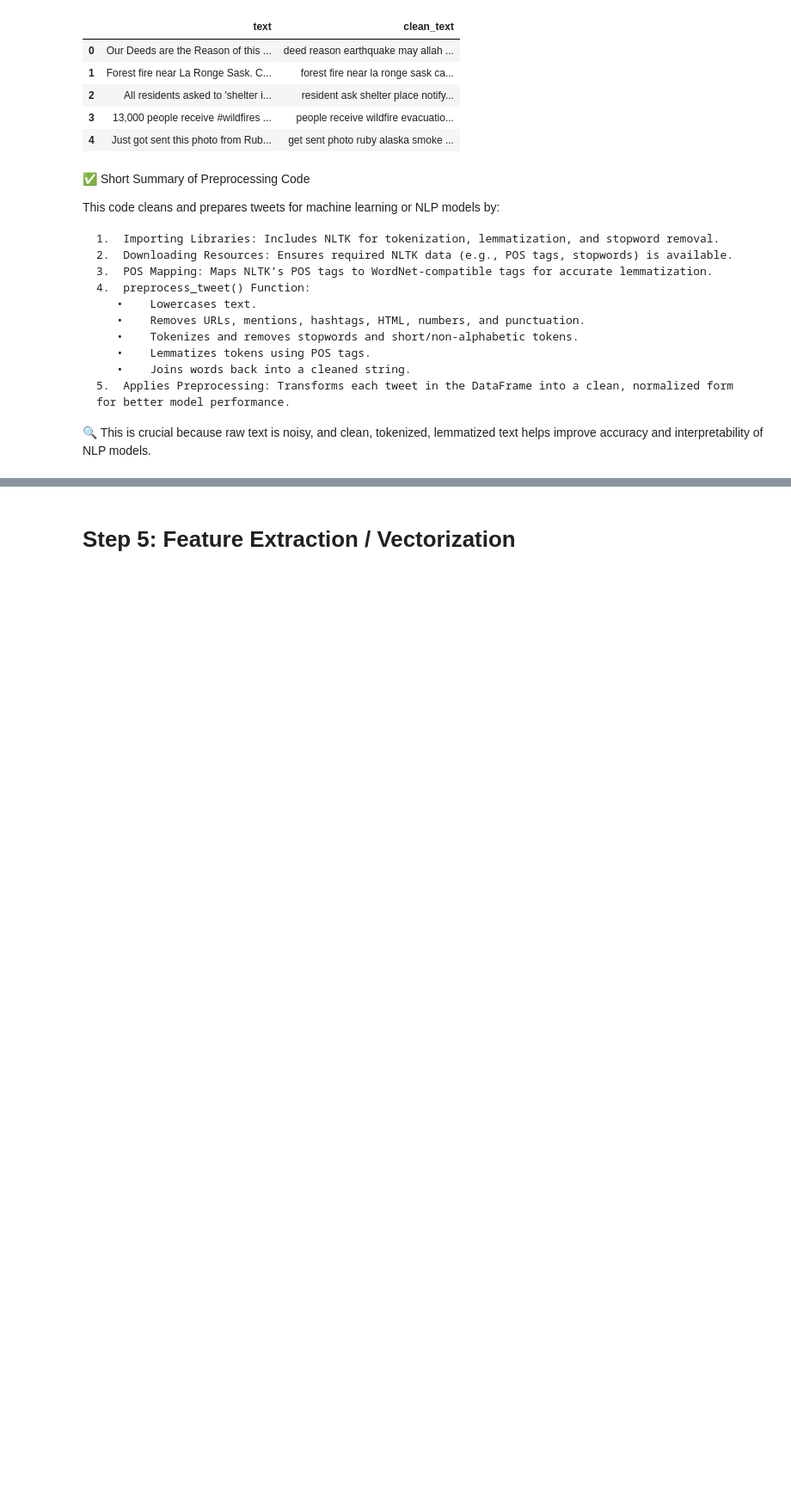
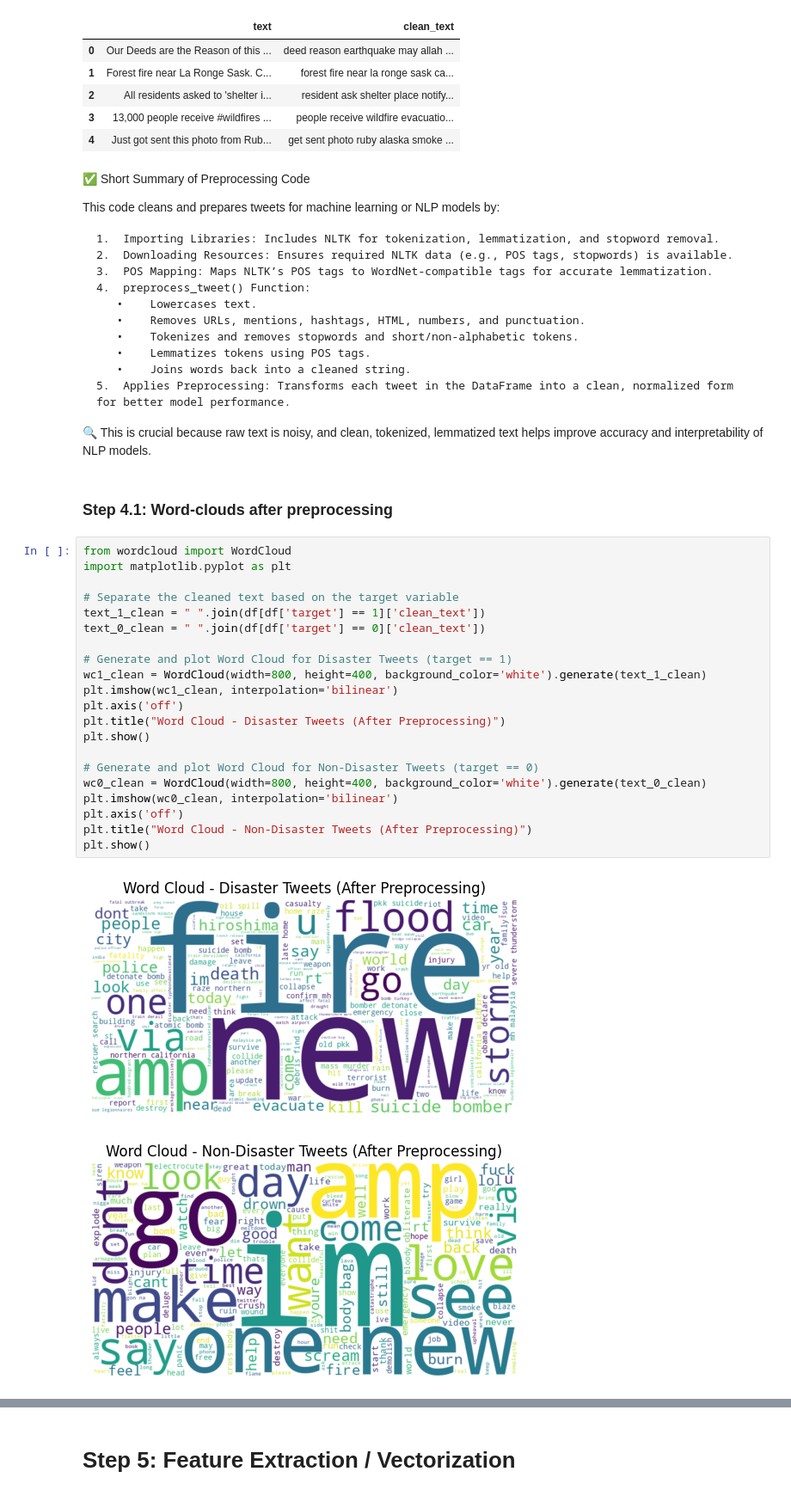
Before and after one commit to Thofa90/Natural-Language-Processing-with-Disaster-Tweets, a Jupyter notebook: NLP_Project_Twitter_Disaster_TextClassification_ipynb.ipynb, the cells around one changed output, grey strips where cells are left out. Shown at 86% size. Cells and saved outputs as stored; diff of their text form; blank space fills up the shorter version.

```diff
--- a/NLP_Project_Twitter_Disaster_TextClassification_ipynb.ipynb
+++ b/NLP_Project_Twitter_Disaster_TextClassification_ipynb.ipynb
@@ -458,3 +461,29 @@ This code cleans and prepares tweets for machine learning or NLP models by:
 	5.	Applies Preprocessing: Transforms each tweet in the DataFrame into a clean, normalized form for better model performance.
 
 🔍 This is crucial because raw text is noisy, and clean, tokenized, lemmatized text helps improve accuracy and interpretability of NLP models.
+# %% [markdown]
+### **Step 4.1: Word-clouds after preprocessing**
+# %%
+from wordcloud import WordCloud
+import matplotlib.pyplot as plt
+
+# Separate the cleaned text based on the target variable
+text_1_clean = " ".join(df[df['target'] == 1]['clean_text'])
+text_0_clean = " ".join(df[df['target'] == 0]['clean_text'])
+
+# Generate and plot Word Cloud for Disaster Tweets (target == 1)
+wc1_clean = WordCloud(width=800, height=400, background_color='white').generate(text_1_clean)
+plt.imshow(wc1_clean, interpolation='bilinear')
+plt.axis('off')
+plt.title("Word Cloud - Disaster Tweets (After Preprocessing)")
+plt.show()
+
+# Generate and plot Word Cloud for Non-Disaster Tweets (target == 0)
+wc0_clean = WordCloud(width=800, height=400, background_color='white').generate(text_0_clean)
+plt.imshow(wc0_clean, interpolation='bilinear')
+plt.axis('off')
+plt.title("Word Cloud - Non-Disaster Tweets (After Preprocessing)")
+plt.show()
+# %% [output]
+[figure, added]
+[figure, added]
```
Also changed, not shown: parts of 9 cells of this notebook.
